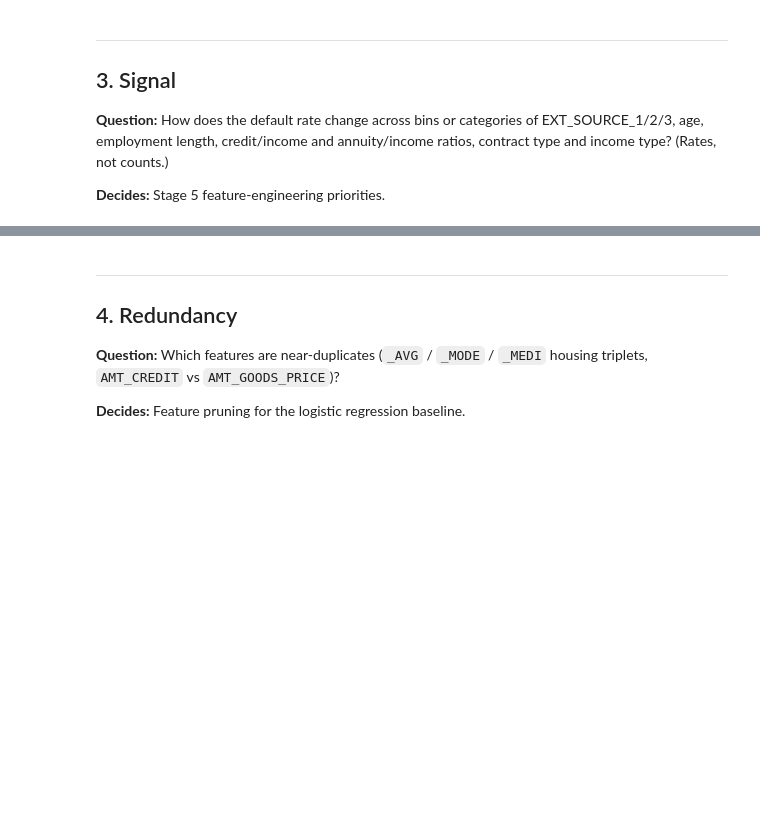
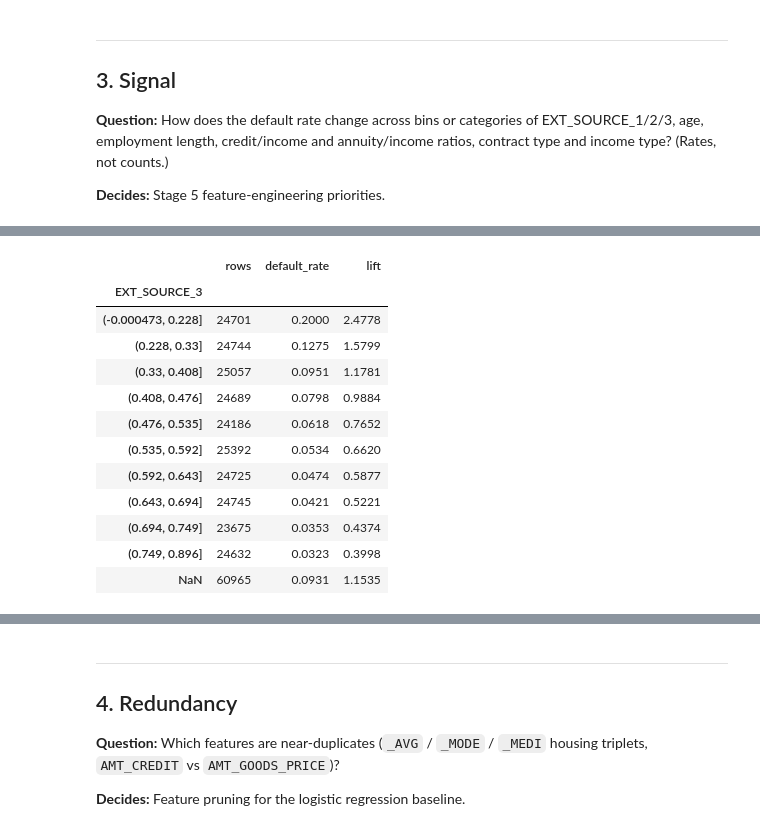
Before and after one commit to ADEdimeji-James/credit-risk-service, a Jupyter notebook: notebooks/01_eda.ipynb, the cells around one changed output, grey strips where cells are left out. Cells and saved outputs as stored; diff of their text form; code cells hidden in the pictures; blank space fills up the shorter version.

Commit message:
EDA: sections 2-7, data quality, signal, redundancy, fairness, bureau, findings

```diff
--- a/notebooks/01_eda.ipynb
+++ b/notebooks/01_eda.ipynb
@@ -232,0 +427,18 @@ In test, not in train: []
+# %%
+train_df = train_df.copy()  # rebuild into compact memory blocks before adding new columns
+
+# Summarize all day-offset columns and flag any positive maximum.
+days_cols = train_df.filter(regex=r"^DAYS_").columns
+days_summary = train_df[days_cols].agg(["min", "max"]).T
+display(days_summary)
+
+positive_maxima = days_summary.loc[days_summary["max"] > 0, "max"]
+print("Columns with a positive (impossible) maximum:")
+display(positive_maxima)
+
+# DAYS_BIRTH is negative because it counts days before the application.
+train_df["AGE_YEARS"] = -train_df["DAYS_BIRTH"] / 365.25
+print(
+    f"AGE_YEARS range: {train_df['AGE_YEARS'].min():.2f} to "
+    f"{train_df['AGE_YEARS'].max():.2f} years"
+)
@@ -239,0 +627,43 @@ In test, not in train: []
+# %%
+def default_rate_by(df: pd.DataFrame, column: str, n_bins: int = 10) -> pd.DataFrame:
+    """Default rate per group of `column`.
+
+    Numeric columns with many values are cut into `n_bins` equal-count bins (deciles);
+    other columns are grouped by their own values. Missing values form their own group,
+    because their default rate is part of the signal (see 2.3).
+    """
+    values = df[column]
+    if pd.api.types.is_numeric_dtype(values) and values.nunique() > n_bins:
+        # duplicates="drop": if many rows share one value (e.g. ratio = 1.0), fewer bins are made.
+        groups = pd.qcut(values, q=n_bins, duplicates="drop")
+    else:
+        groups = values
+
+    table = (
+        df.groupby(groups, observed=True, dropna=False)["TARGET"]
+        .agg(rows="size", default_rate="mean")
+    )
+    table["lift"] = table["default_rate"] / df["TARGET"].mean()  # 2.0 = twice the average risk
+    return table
+
+
+# Ratio features. Row-wise, so they learn nothing from the data and cannot leak.
+train_df["CREDIT_TO_INCOME"] = train_df["AMT_CREDIT"] / train_df["AMT_INCOME_TOTAL"]    # loan size vs income
+train_df["ANNUITY_TO_INCOME"] = train_df["AMT_ANNUITY"] / train_df["AMT_INCOME_TOTAL"]  # repayment burden
+train_df["CREDIT_TO_GOODS"] = train_df["AMT_CREDIT"] / train_df["AMT_GOODS_PRICE"]      # amount financed above the goods price
+
+default_rate_by(train_df, "EXT_SOURCE_3").round(4)
+# %% [output]
+|  | rows | default_rate | lift |
+| EXT_SOURCE_3 |  |  |  |
+| (-0.000473, 0.228] | 24701 | 0.2000 | 2.4778 |
+| (0.228, 0.33] | 24744 | 0.1275 | 1.5799 |
+| (0.33, 0.408] | 25057 | 0.0951 | 1.1781 |
+| (0.408, 0.476] | 24689 | 0.0798 | 0.9884 |
+| (0.476, 0.535] | 24186 | 0.0618 | 0.7652 |
+| (0.535, 0.592] | 25392 | 0.0534 | 0.6620 |
+| (0.592, 0.643] | 24725 | 0.0474 | 0.5877 |
+| (0.643, 0.694] | 24745 | 0.0421 | 0.5221 |
+| (0.694, 0.749] | 23675 | 0.0353 | 0.4374 |
+| (0.749, 0.896] | 24632 | 0.0323 | 0.3998 |
+| NaN | 60965 | 0.0931 | 1.1535 |
```
Also changed, not shown: parts of 60 cells of this notebook.
